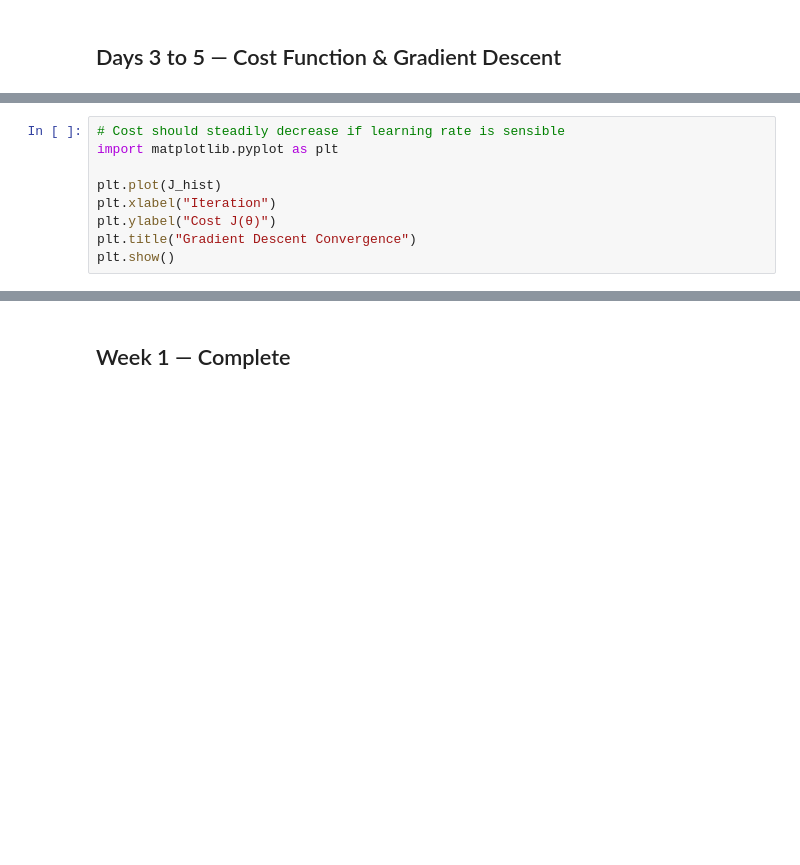
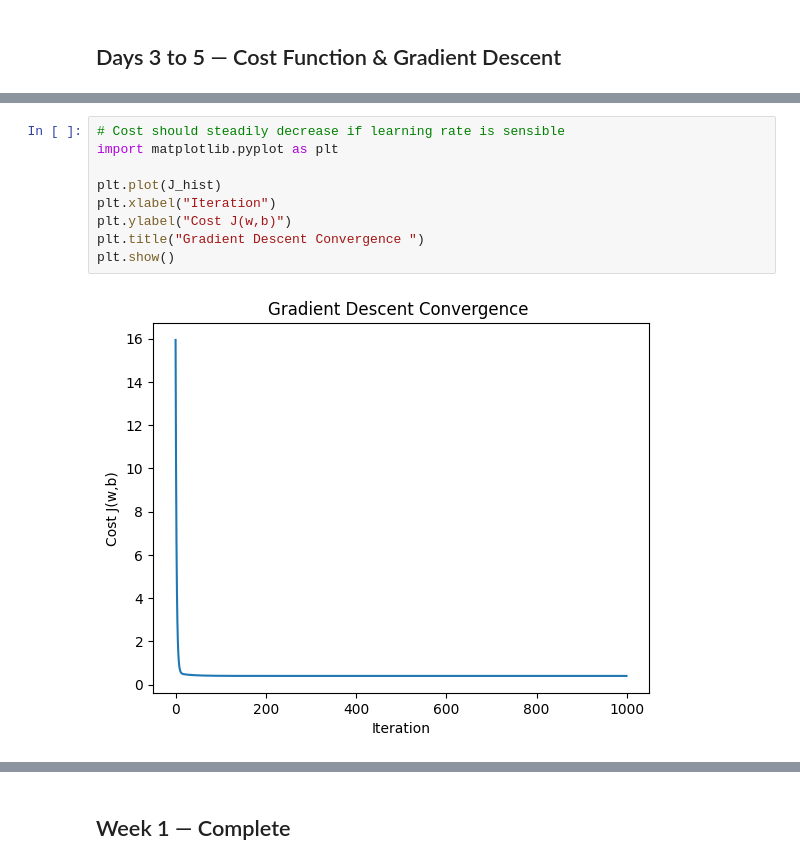
Before and after one commit to Krispy145/ml-foundations, a Jupyter notebook: notebooks/01-linear-regression.ipynb, the cells around one changed output, grey strips where cells are left out. Drawn from its saved outputs; the diff is of its cells as text; blank space fills up the shorter version.

```diff
--- a/notebooks/01-linear-regression.ipynb
+++ b/notebooks/01-linear-regression.ipynb
@@ -109,12 +140,14 @@ theta_final.ravel()  # expect ~ [intercept≈4, slope≈3]
 # %%
 # Cost should steadily decrease if learning rate is sensible
 import matplotlib.pyplot as plt
 
 plt.plot(J_hist)
 plt.xlabel("Iteration")
-plt.ylabel("Cost J(θ)")
-plt.title("Gradient Descent Convergence")
+plt.ylabel("Cost J(w,b)")
+plt.title("Gradient Descent Convergence ")
 plt.show()
+# %% [output]
+[figure, added]
 # %%
 # Draw the learned line on top of the data to eyeball the fit
 import numpy as np
```
Also changed, not shown: parts of 16 cells of this notebook, 3 other files.
